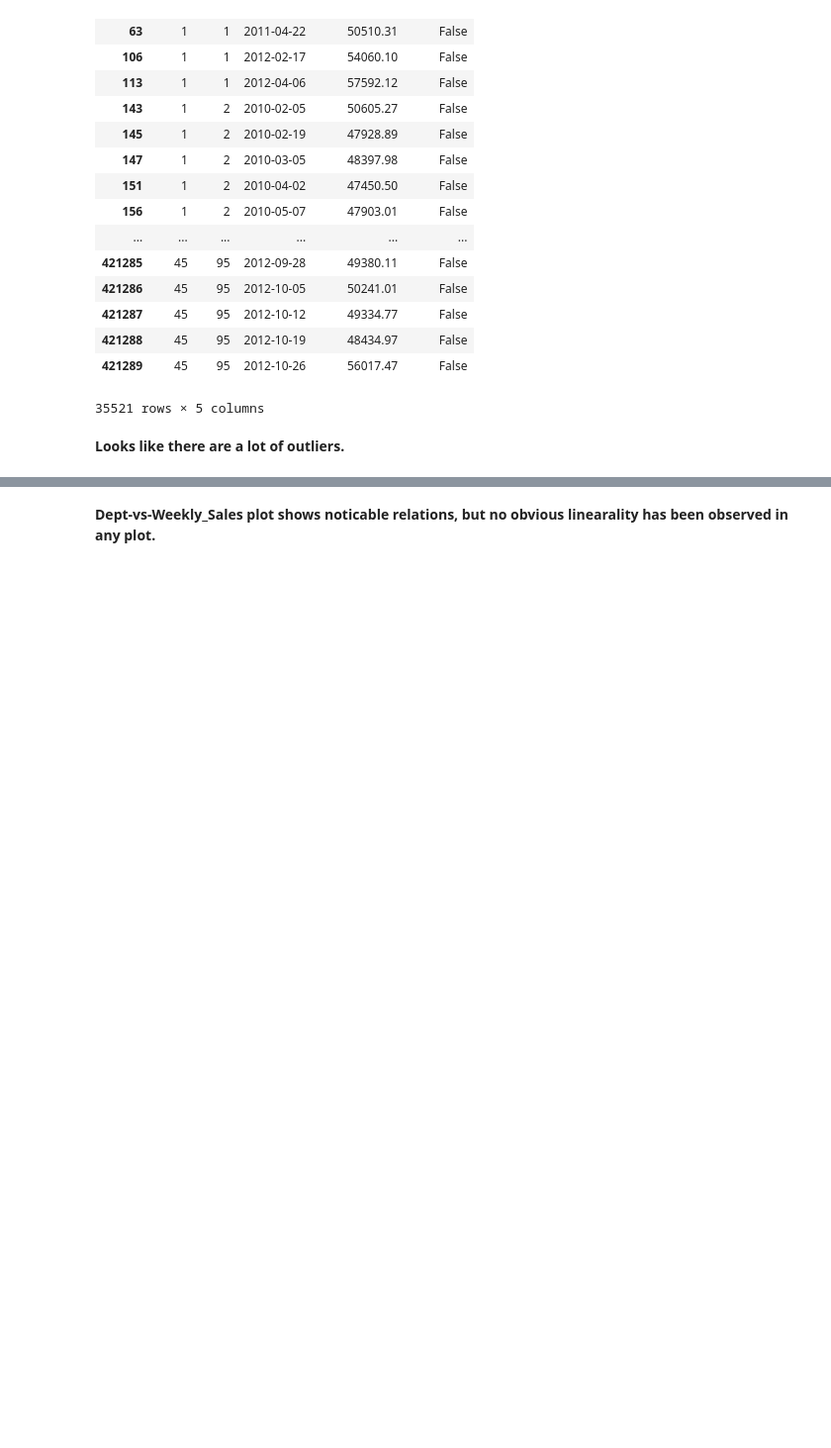
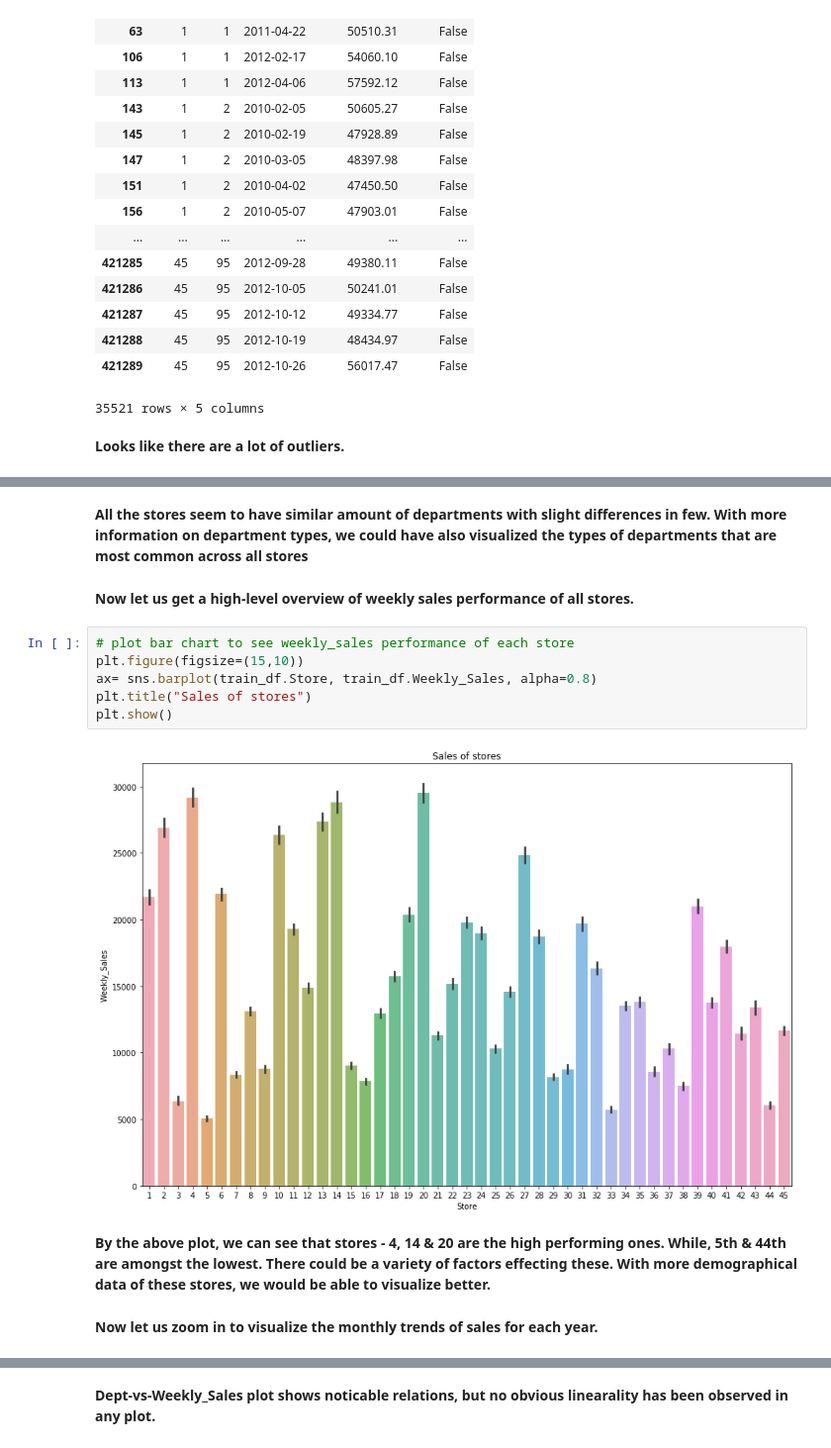
Before and after one commit to chhaviarora95/salesforecasting, a Jupyter notebook: Sales Forecasting.ipynb, the cells around one changed output, grey strips where cells are left out. Shown at 99% size. Saved outputs shown, nothing was run; the diff lists cells and outputs as text; blank space fills up the shorter version.

```diff
--- a/Sales Forecasting.ipynb
+++ b/Sales Forecasting.ipynb
@@ -462,0 +309,16 @@ for a in train_df.columns:
+# %% [markdown]
+__All the stores seem to have similar amount of departments with slight differences in few. With more information on department types, we could have also visualized the types of departments that are most common across all stores__
+# %% [markdown]
+__Now let us get a high-level overview of weekly sales performance of all stores.__
+# %%
+# plot bar chart to see weekly_sales performance of each store
+plt.figure(figsize=(15,10))
+ax= sns.barplot(train_df.Store, train_df.Weekly_Sales, alpha=0.8)
+plt.title("Sales of stores")
+plt.show()
+# %% [output]
+[figure, added]
+# %% [markdown]
+__By the above plot, we can see that stores - 4, 14 & 20 are the high performing ones. While, 5th & 44th are amongst the  lowest. There could be a variety of factors effecting these. With more demographical data of these stores, we would be able to visualize better.__
+# %% [markdown]
+__Now let us zoom in to visualize the monthly trends of sales for each year.__
```
Also changed, not shown: parts of 87 cells of this notebook.
